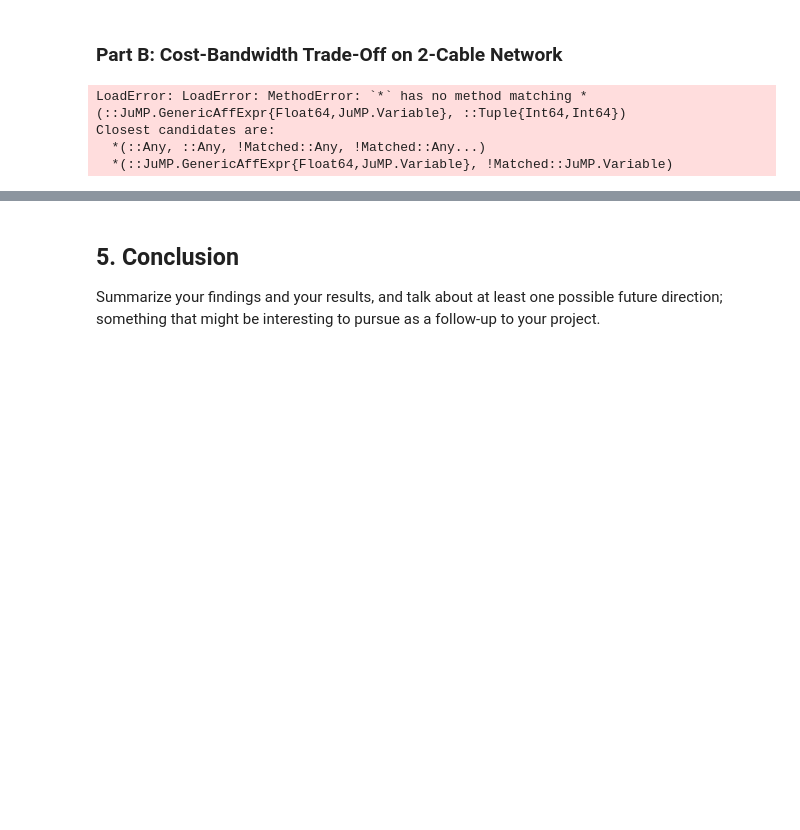
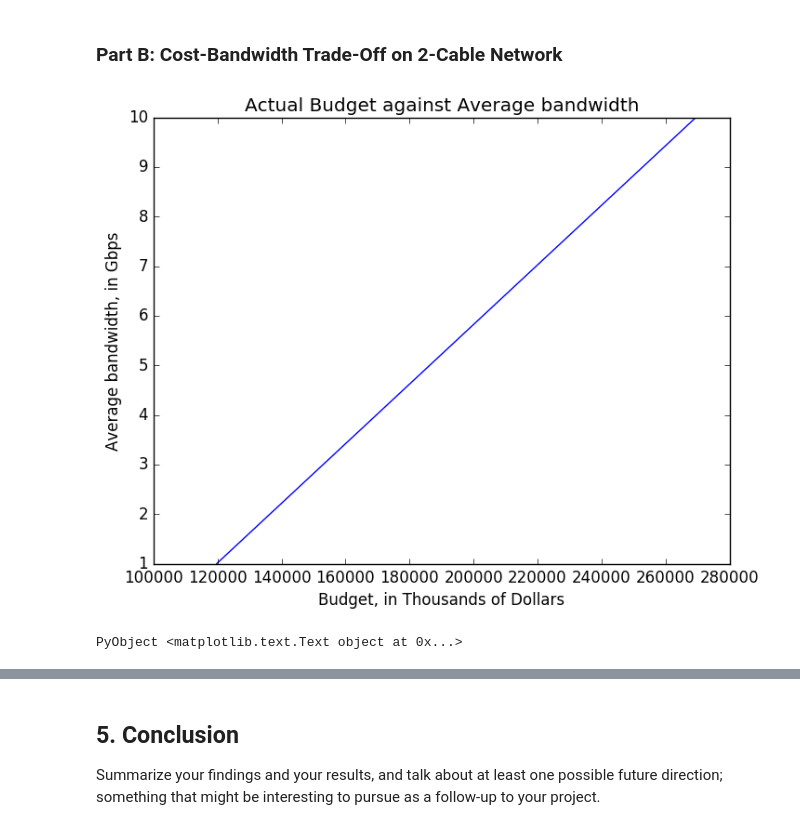
Before and after one commit to mathgeek404/networkOpt, a Jupyter notebook: src/project_report_final.ipynb, the cells around one changed output, grey strips where cells are left out. Drawn from its saved outputs; the diff is of its cells as text; code cells hidden in the pictures; blank space fills up the shorter version.

```diff
--- a/src/project_report_final.ipynb
+++ b/src/project_report_final.ipynb
@@ -292,8 +294,8 @@ lat = Dict(zip(centers,data[:,1]));
 lon = Dict(zip(centers,data[:,2]));
 
 # Cost for the cables per mile and the budget
-cost1 = 20,000;
-cost2 = 45,000;
+cost1 = 20; # cost per mile (in 1000s)
+cost2 = 45;
 
 bandwidth1 = 1; # bandwidth of Cable 1, in Gbps;
 bandwidth2 = 10; # bandwidth of Cable 2;
@@ -406,6 +408,7 @@ end
 
 
 s=solve(m);
+edgeResult = getvalue(edge);
 # %% [markdown]
 ### Part B: 2-Cable tradeoff
 # %%
@@ -466,18 +469,16 @@ In fact, our solution to this problem coincides with the solution to the minimal
 # %%
 x = []
 y = []
-for i in 120000:10000:270000
+for i in 120000:10000:300000
     (c, b) = plotCableTradeoff(i)
     push!(x, c)
     push!(y, b)
 end
 
-plot(x,y,"b--");
-xlabel("Budget, in Dollars")
+plot(x,y,"b-");
+xlabel("Budget, in Thousands of Dollars")
 ylabel("Average bandwidth, in Gbps")
-title("Budget against Average bandwidth")
+title("Actual Budget against Average bandwidth")
 # %% [output]
+[figure, added]
-LoadError: LoadError: MethodError: `*` has no method matching *(::JuMP.GenericAffExpr{Float64,JuMP.Variable}, ::Tuple{Int64,Int64})
-Closest candidates are:
-  *(::Any, ::Any, !Matched::Any, !Matched::Any...)
-  *(::JuMP.GenericAffExpr{Float64,JuMP.Variable}, !Matched::JuMP.Variable)
+PyObject <matplotlib.text.Text object at 0x...>
```
Also changed, not shown: parts of 10 cells of this notebook.
